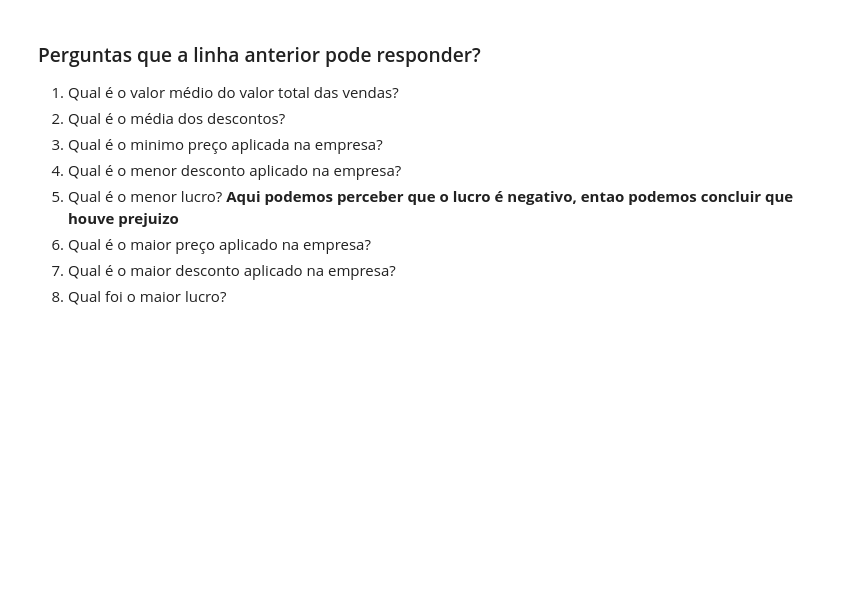
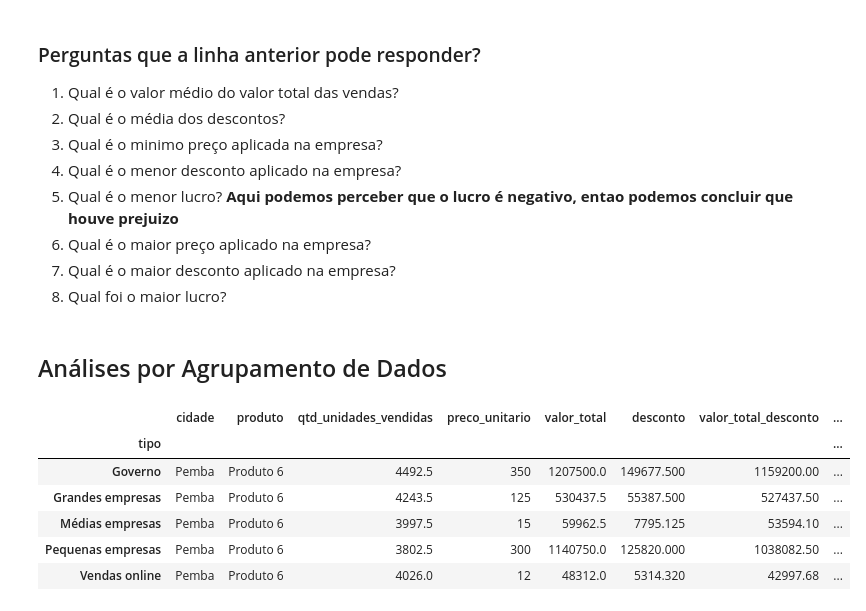
Before and after one commit to fernandogomesfg/VendaConsolidator, a Jupyter notebook: analise_dados.ipynb, the cells around one changed output. Cells and saved outputs as stored; diff of their text form; code cells hidden in the pictures; blank space fills up the shorter version.

Commit message:
chore: analise por agrupamento

```diff
--- a/analise_dados.ipynb
+++ b/analise_dados.ipynb
@@ -226,3 +226,16 @@ df.describe().round(2)
 6. Qual é o maior preço aplicado na empresa?
 7. Qual é o maior desconto aplicado na empresa?
 8. Qual foi o maior lucro?
+# %% [markdown]
+## Análises por Agrupamento de Dados
+# %%
+# Agrupamento de valores maximos por grupo de tipo de empresa
+df.groupby('tipo').max()
+# %% [output]
+|  | cidade | produto | qtd_unidades_vendidas | preco_unitario | valor_total | desconto | valor_total_desconto | ... |
+| tipo |  |  |  |  |  |  |  | ... |
+| Governo | Pemba | Produto 6 | 4492.5 | 350 | 1207500.0 | 149677.500 | 1159200.00 | ... |
+| Grandes empresas | Pemba | Produto 6 | 4243.5 | 125 | 530437.5 | 55387.500 | 527437.50 | ... |
+| Médias empresas | Pemba | Produto 6 | 3997.5 | 15 | 59962.5 | 7795.125 | 53594.10 | ... |
+| Pequenas empresas | Pemba | Produto 6 | 3802.5 | 300 | 1140750.0 | 125820.000 | 1038082.50 | ... |
+| Vendas online | Pemba | Produto 6 | 4026.0 | 12 | 48312.0 | 5314.320 | 42997.68 | ... |
```
Also changed, not shown: parts of 3 cells of this notebook.
